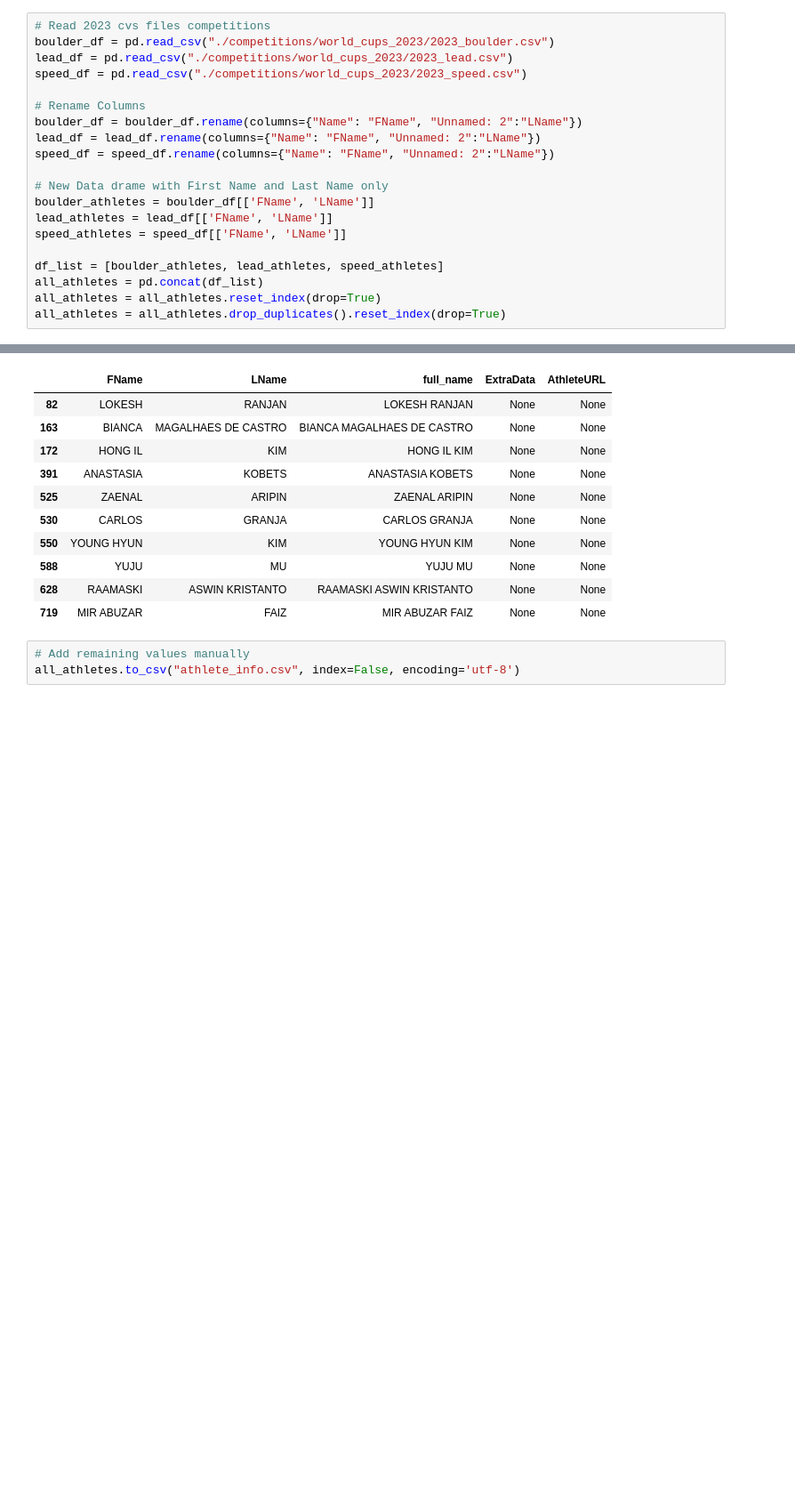
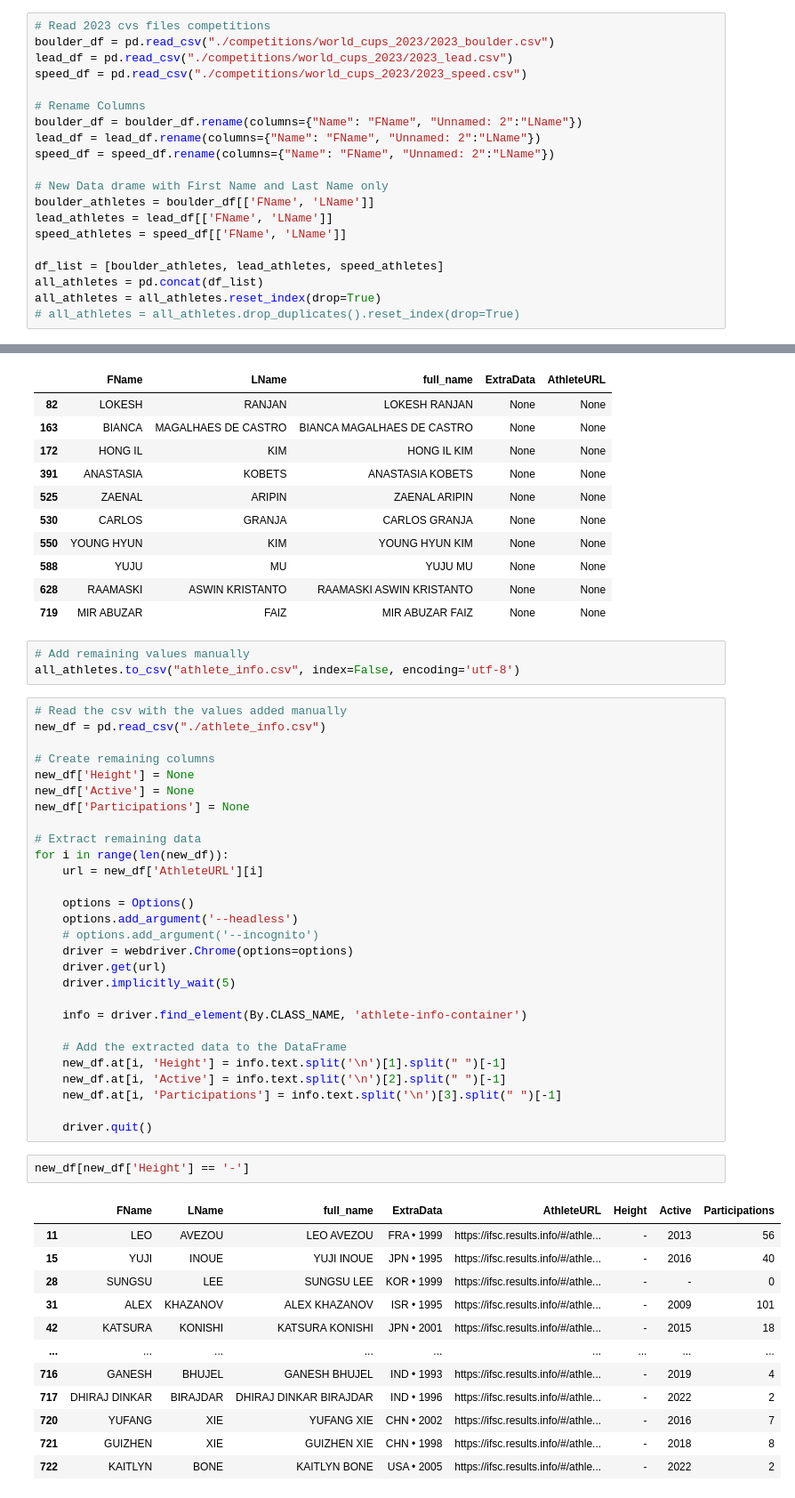
Before and after one commit to lfigil/ifsc-data, a Jupyter notebook: ifsc_sraper.ipynb, the cells around one changed output, grey strips where cells are left out. Shown at 89% size. Saved outputs shown, nothing was run; the diff lists cells and outputs as text; blank space fills up the shorter version.

Commit message:
Added athlete scraper code

```diff
--- a/ifsc_sraper.ipynb
+++ b/ifsc_sraper.ipynb
@@ -396,7 +396,7 @@ speed_athletes = speed_df[['FName', 'LName']]
 df_list = [boulder_athletes, lead_athletes, speed_athletes]
 all_athletes = pd.concat(df_list)
 all_athletes = all_athletes.reset_index(drop=True)
-all_athletes = all_athletes.drop_duplicates().reset_index(drop=True)
+# all_athletes = all_athletes.drop_duplicates().reset_index(drop=True)
 # %%
 # Make a new columns with firs name and last name space separated
 all_athletes['full_name'] = all_athletes['FName'] + ' ' + all_athletes['LName']
@@ -466,3 +466,46 @@ all_athletes[all_athletes['ExtraData'].isna()]
 # %%
 # Add remaining values manually
 all_athletes.to_csv("athlete_info.csv", index=False, encoding='utf-8')
+# %%
+# Read the csv with the values added manually
+new_df = pd.read_csv("./athlete_info.csv")
+
+# Create remaining columns
+new_df['Height'] = None
+new_df['Active'] = None
+new_df['Participations'] = None
+
+# Extract remaining data
+for i in range(len(new_df)):
+    url = new_df['AthleteURL'][i]
+
+    options = Options()
+    options.add_argument('--headless')
+    # options.add_argument('--incognito')
+    driver = webdriver.Chrome(options=options)
+    driver.get(url)
+    driver.implicitly_wait(5)
+
+    info = driver.find_element(By.CLASS_NAME, 'athlete-info-container')
+
+    # Add the extracted data to the DataFrame
+    new_df.at[i, 'Height'] = info.text.split('\n')[1].split(" ")[-1]
+    new_df.at[i, 'Active'] = info.text.split('\n')[2].split(" ")[-1]
+    new_df.at[i, 'Participations'] = info.text.split('\n')[3].split(" ")[-1]
+
+    driver.quit()
+# %%
+new_df[new_df['Height'] == '-']
+# %% [output]
+|  | FName | LName | full_name | ExtraData | AthleteURL | Height | Active | Participations |
+| 11 | LEO | AVEZOU | LEO AVEZOU | FRA • 1999 | https://ifsc.results.info/#/athle... | - | 2013 | 56 |
+| 15 | YUJI | INOUE | YUJI INOUE | JPN • 1995 | https://ifsc.results.info/#/athle... | - | 2016 | 40 |
+| 28 | SUNGSU | LEE | SUNGSU LEE | KOR • 1999 | https://ifsc.results.info/#/athle... | - | - | 0 |
+| 31 | ALEX | KHAZANOV | ALEX KHAZANOV | ISR • 1995 | https://ifsc.results.info/#/athle... | - | 2009 | 101 |
+| 42 | KATSURA | KONISHI | KATSURA KONISHI | JPN • 2001 | https://ifsc.results.info/#/athle... | - | 2015 | 18 |
+| ... | ... | ... | ... | ... | ... | ... | ... | ... |
+| 716 | GANESH | BHUJEL | GANESH BHUJEL | IND • 1993 | https://ifsc.results.info/#/athle... | - | 2019 | 4 |
+| 717 | DHIRAJ DINKAR | BIRAJDAR | DHIRAJ DINKAR BIRAJDAR | IND • 1996 | https://ifsc.results.info/#/athle... | - | 2022 | 2 |
+| 720 | YUFANG | XIE | YUFANG XIE | CHN • 2002 | https://ifsc.results.info/#/athle... | - | 2016 | 7 |
+| 721 | GUIZHEN | XIE | GUIZHEN XIE | CHN • 1998 | https://ifsc.results.info/#/athle... | - | 2018 | 8 |
+| 722 | KAITLYN | BONE | KAITLYN BONE | USA • 2005 | https://ifsc.results.info/#/athle... | - | 2022 | 2 |
```
Also changed, not shown: parts of 7 cells of this notebook.
